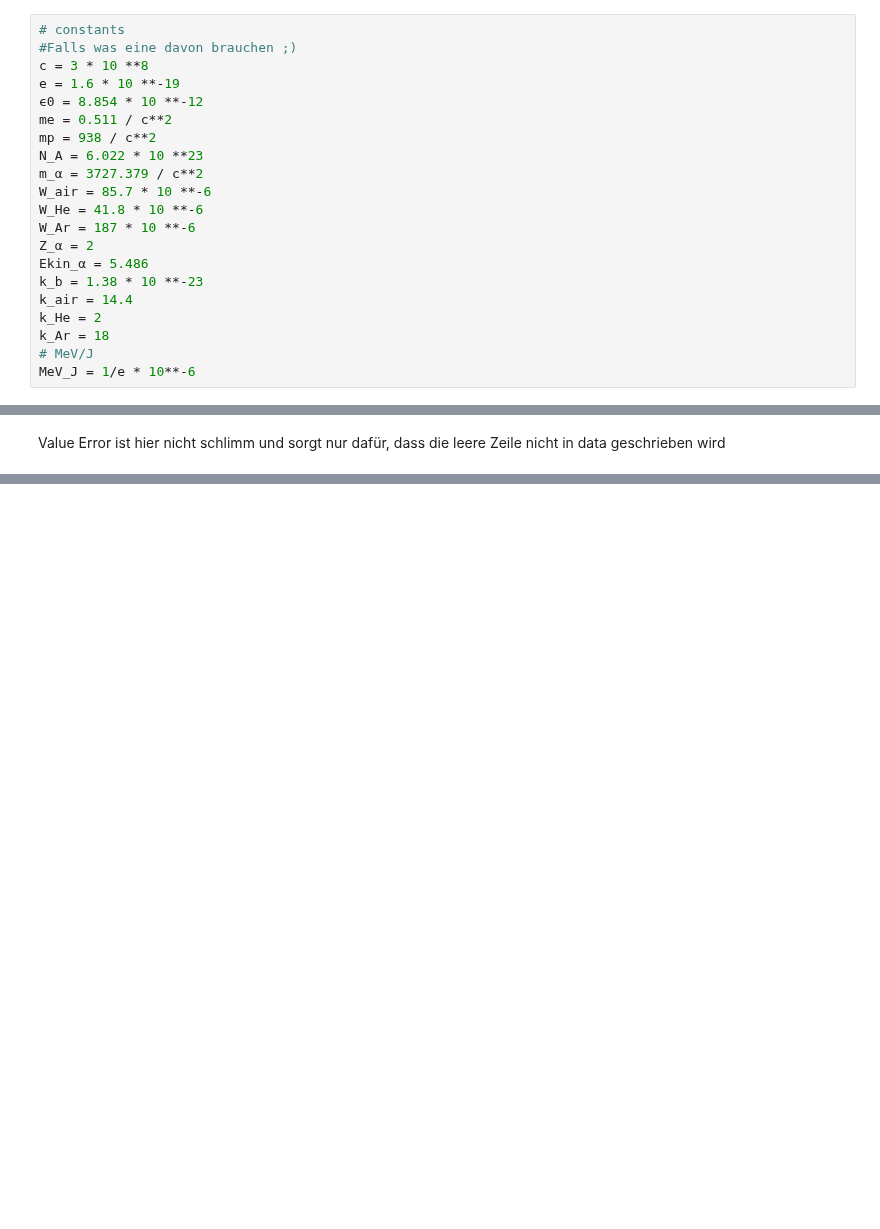
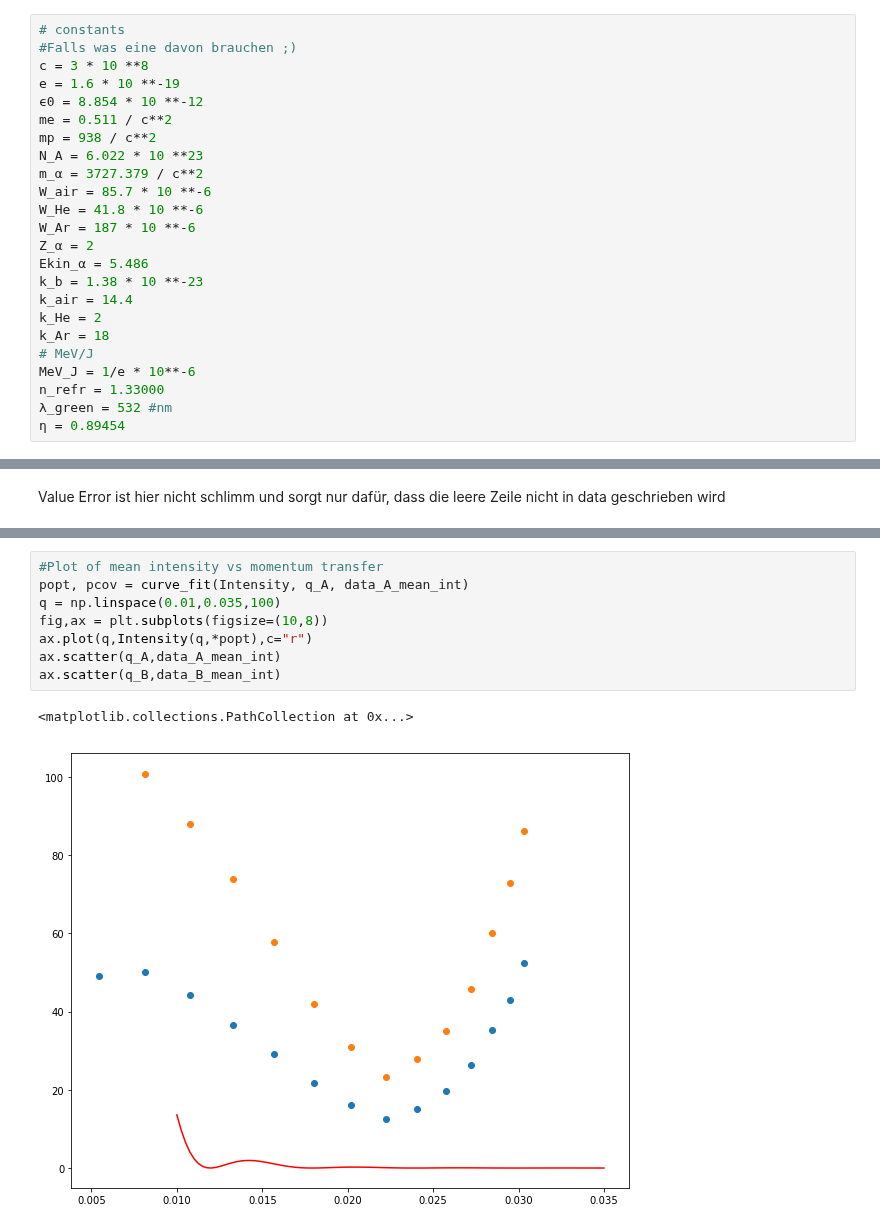
Before and after one commit to NlKLas/PyRePo, a Jupyter notebook: V61.ipynb, the cells around one changed output, grey strips where cells are left out. Cells and saved outputs as stored; diff of their text form; blank space fills up the shorter version.

```diff
--- a/V61.ipynb
+++ b/V61.ipynb
@@ -25,6 +25,9 @@ k_He = 2
 k_Ar = 18
 # MeV/J
 MeV_J = 1/e * 10**-6
+n_refr = 1.33000
+λ_green = 532 #nm
+η = 0.89454
 # %%
 #data input
 
@@ -243,0 +285,11 @@ ax.set_xlim(0,20)
+# %%
+#Plot of mean intensity vs momentum transfer
+popt, pcov = curve_fit(Intensity, q_A, data_A_mean_int)
+q = np.linspace(0.01,0.035,100)
+fig,ax = plt.subplots(figsize=(10,8))
+ax.plot(q,Intensity(q,*popt),c="r")
+ax.scatter(q_A,data_A_mean_int)
+ax.scatter(q_B,data_B_mean_int)
+# %% [output]
+<matplotlib.collections.PathCollection at 0x...>
+[figure, added]
```
Also changed, not shown: parts of 6 cells of this notebook.
